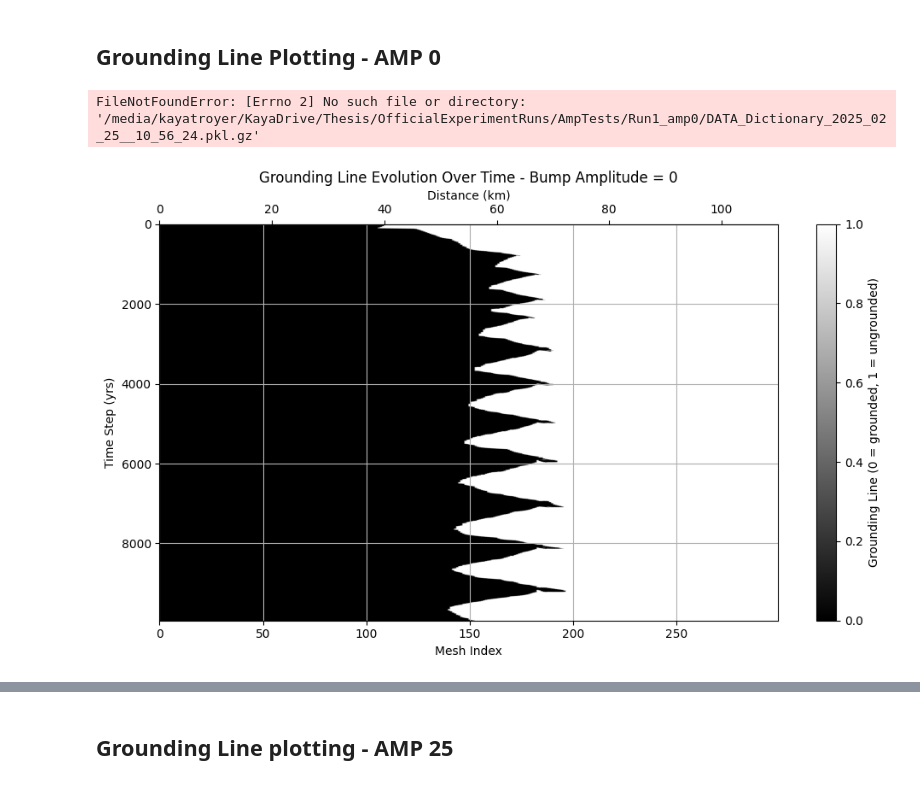
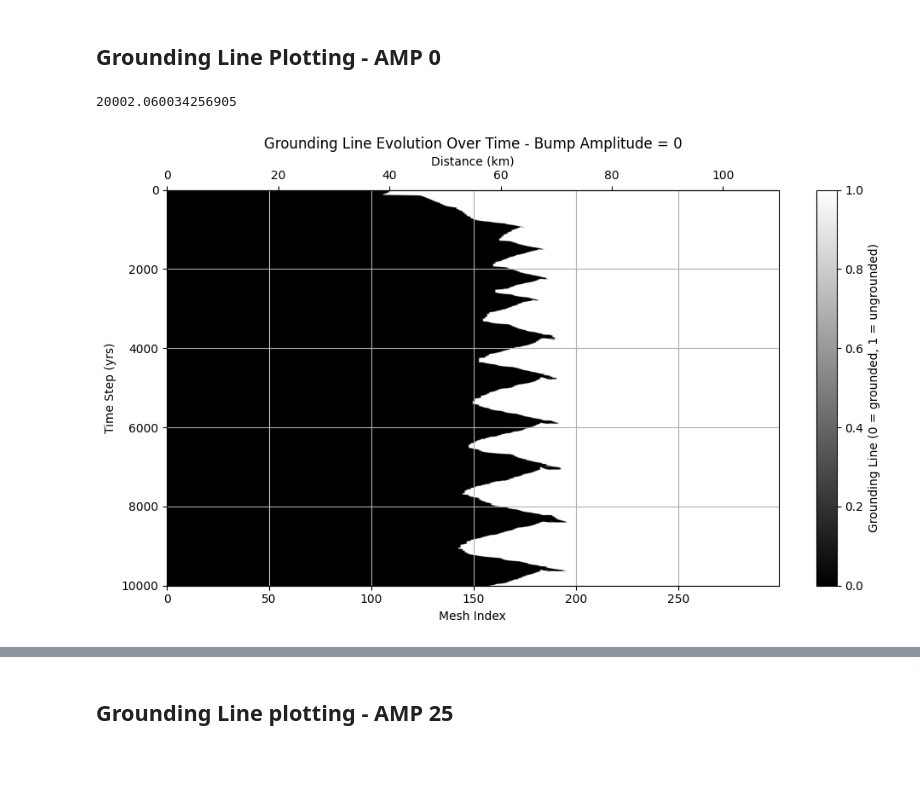
Before and after one commit to ktlix2ski/brinkmodeltest, a Jupyter notebook: Analysis/Amplitude_Tests.ipynb, the cells around one changed output, grey strips where cells are left out. Drawn from its saved outputs; the diff is of its cells as text; code cells hidden in the pictures.

```diff
--- a/Analysis/Amplitude_Tests.ipynb
+++ b/Analysis/Amplitude_Tests.ipynb
@@ -72,11 +72,9 @@ def get_GL_index(gl_array):
 ## Grounding Line Plotting - AMP 0
 # %%
 gl_run_title_0 = str("Grounding Line Evolution Over Time - Bump Amplitude = 0")
-amp_0 = "/media/kayatroyer/KayaDrive/Thesis/OfficialExperimentRuns/AmpTests/Run1_amp0/DATA_Dictionary_2025_02_25__10_56_24.pkl.gz"
+amp_0 = "/home/kayatroyer/Repositories/brinkmodeltest/Output/Variable_Dictionaries/DATA_Dictionary_2025_04_22__00_31_03.pkl.gz"
 with gzip.open(amp_0, 'rb') as f:
     DATA_dict_amp0 = pickle.load(f)
-# %% [output]
-FileNotFoundError: [Errno 2] No such file or directory: '/media/kayatroyer/KayaDrive/Thesis/OfficialExperimentRuns/AmpTests/Run1_amp0/DATA_Dictionary_2025_02_25__10_56_24.pkl.gz'
 # %%
 bed_dict = DATA_dict_amp0['bed_dict']
 base_dict = DATA_dict_amp0['base_dict']
@@ -88,33 +86,38 @@ ub_dict = DATA_dict_amp0['ub_dict']
 Hs_dict = DATA_dict_amp0['Hs_dict']
 GL_dict = DATA_dict_amp0['GL_dict']
 Qs_dict = DATA_dict_amp0['Qs_dict']
+final_time = list(GL_dict)[-1]
+print(final_time)
+# %% [output]
+20002.060034256905
 # %%
 GL_dict = DATA_dict_amp0['GL_dict']
 time = list(GL_dict.keys())
 mesh_indices = np.arange(300)
 data_matrix = np.array([GL_dict[t] for t in time])
 
 fig, ax = plt.subplots(figsize=(10, 6))
 im = ax.imshow(
     data_matrix, aspect='auto', cmap='gray', origin='lower',
     extent=[mesh_indices[0], mesh_indices[-1], time[0], time[-1]]
 )
 
 ax.set_ylabel("Time Step (yrs)")
 ax.set_xlabel("Mesh Index")
 ax.invert_yaxis()
 plt.colorbar(im, ax=ax, label="Grounding Line (0 = grounded, 1 = ungrounded)")
 ax.set_title(gl_run_title_0)
+ax.set_ylim(10000)
 
 # Add secondary x-axis with length scale
 secax = ax.secondary_xaxis('top', functions=(mesh_index_to_km, km_to_mesh_index))
 secax.set_xlabel("Distance (km)")
 
 plt.tight_layout()
 plt.grid()
 plt.show()
 # %% [output]
-[figure, old version]
+[figure, new version]
 # %%
 gl_positions_amp_0 = []
 for row in data_matrix:
```
Also changed, not shown: parts of 5 cells of this notebook, 3 other files.
